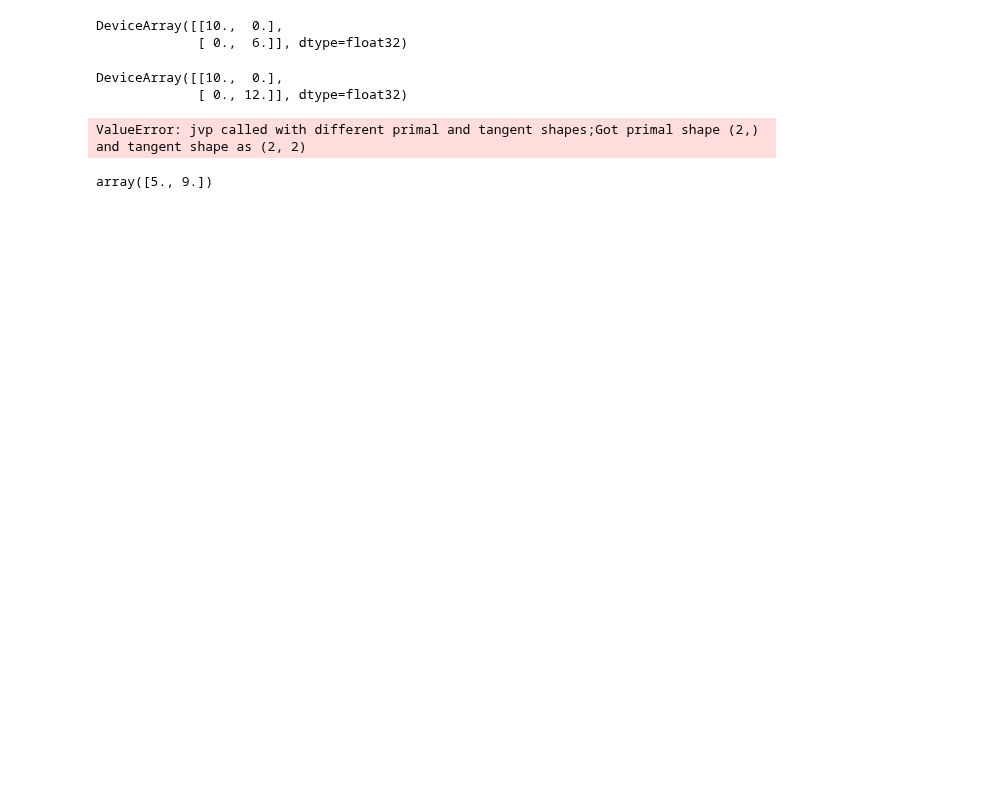
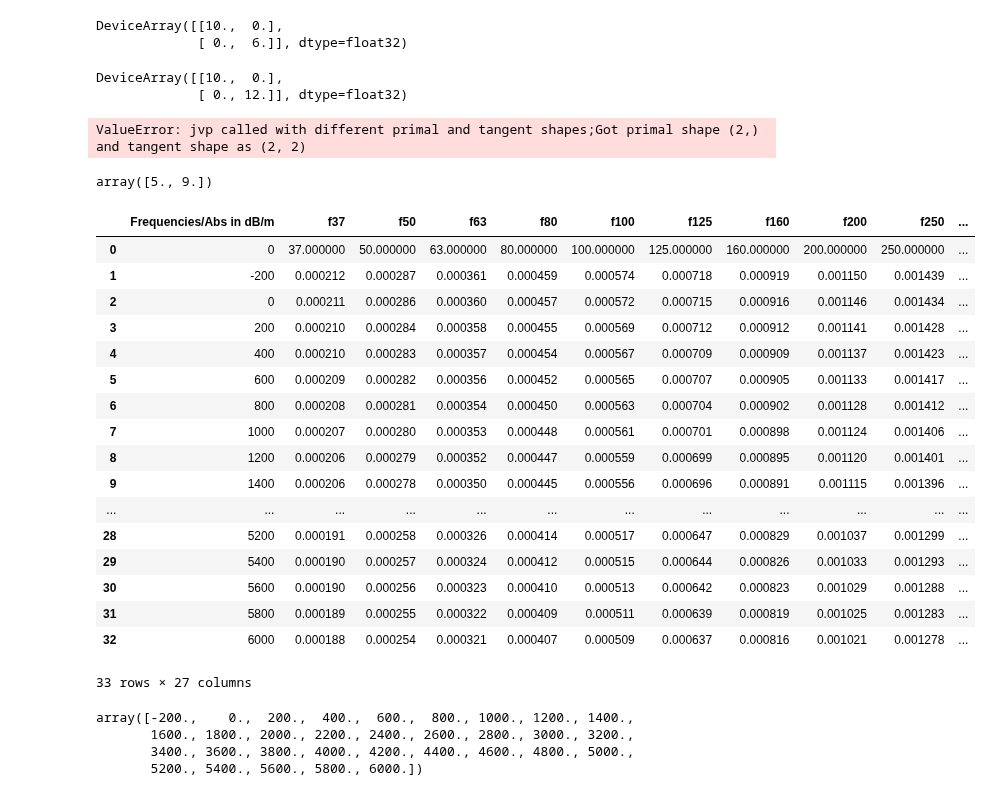
Before and after one commit to MIT-LAE/pyNA, a Jupyter notebook: pyNA/run/Untitled1.ipynb, the cells around one changed output. Cells and saved outputs as stored; diff of their text form; code cells hidden in the pictures; blank space fills up the shorter version.

```diff
--- a/pyNA/run/Untitled1.ipynb
+++ b/pyNA/run/Untitled1.ipynb
@@ -31,0 +55,29 @@ array([5., 9.])
+# %%
+data = pd.read_csv(pyNA.__path__.__dict__["_path"][0] + '/tables/isa/atmospheric_absorption.csv')
+data
+# %% [output]
+|  | Frequencies/Abs in dB/m | f37 | f50 | f63 | f80 | f100 | f125 | f160 | f200 | f250 | ... |
+| 0 | 0 | 37.000000 | 50.000000 | 63.000000 | 80.000000 | 100.000000 | 125.000000 | 160.000000 | 200.000000 | 250.000000 | ... |
+| 1 | -200 | 0.000212 | 0.000287 | 0.000361 | 0.000459 | 0.000574 | 0.000718 | 0.000919 | 0.001150 | 0.001439 | ... |
+| 2 | 0 | 0.000211 | 0.000286 | 0.000360 | 0.000457 | 0.000572 | 0.000715 | 0.000916 | 0.001146 | 0.001434 | ... |
+| 3 | 200 | 0.000210 | 0.000284 | 0.000358 | 0.000455 | 0.000569 | 0.000712 | 0.000912 | 0.001141 | 0.001428 | ... |
+| 4 | 400 | 0.000210 | 0.000283 | 0.000357 | 0.000454 | 0.000567 | 0.000709 | 0.000909 | 0.001137 | 0.001423 | ... |
+| 5 | 600 | 0.000209 | 0.000282 | 0.000356 | 0.000452 | 0.000565 | 0.000707 | 0.000905 | 0.001133 | 0.001417 | ... |
+| 6 | 800 | 0.000208 | 0.000281 | 0.000354 | 0.000450 | 0.000563 | 0.000704 | 0.000902 | 0.001128 | 0.001412 | ... |
+| 7 | 1000 | 0.000207 | 0.000280 | 0.000353 | 0.000448 | 0.000561 | 0.000701 | 0.000898 | 0.001124 | 0.001406 | ... |
+| 8 | 1200 | 0.000206 | 0.000279 | 0.000352 | 0.000447 | 0.000559 | 0.000699 | 0.000895 | 0.001120 | 0.001401 | ... |
+| 9 | 1400 | 0.000206 | 0.000278 | 0.000350 | 0.000445 | 0.000556 | 0.000696 | 0.000891 | 0.001115 | 0.001396 | ... |
+| ... | ... | ... | ... | ... | ... | ... | ... | ... | ... | ... | ... |
+| 28 | 5200 | 0.000191 | 0.000258 | 0.000326 | 0.000414 | 0.000517 | 0.000647 | 0.000829 | 0.001037 | 0.001299 | ... |
+| 29 | 5400 | 0.000190 | 0.000257 | 0.000324 | 0.000412 | 0.000515 | 0.000644 | 0.000826 | 0.001033 | 0.001293 | ... |
+| 30 | 5600 | 0.000190 | 0.000256 | 0.000323 | 0.000410 | 0.000513 | 0.000642 | 0.000823 | 0.001029 | 0.001288 | ... |
+| 31 | 5800 | 0.000189 | 0.000255 | 0.000322 | 0.000409 | 0.000511 | 0.000639 | 0.000819 | 0.001025 | 0.001283 | ... |
+| 32 | 6000 | 0.000188 | 0.000254 | 0.000321 | 0.000407 | 0.000509 | 0.000637 | 0.000816 | 0.001021 | 0.001278 | ... |
+33 rows × 27 columns
+# %%
+data.values[1:,0]
+# %% [output]
+array([-200.,    0.,  200.,  400.,  600.,  800., 1000., 1200., 1400.,
+       1600., 1800., 2000., 2200., 2400., 2600., 2800., 3000., 3200.,
+       3400., 3600., 3800., 4000., 4200., 4400., 4600., 4800., 5000.,
+       5200., 5400., 5600., 5800., 6000.])
```
Also changed, not shown: parts of 3 cells of this notebook, 34 other files.
